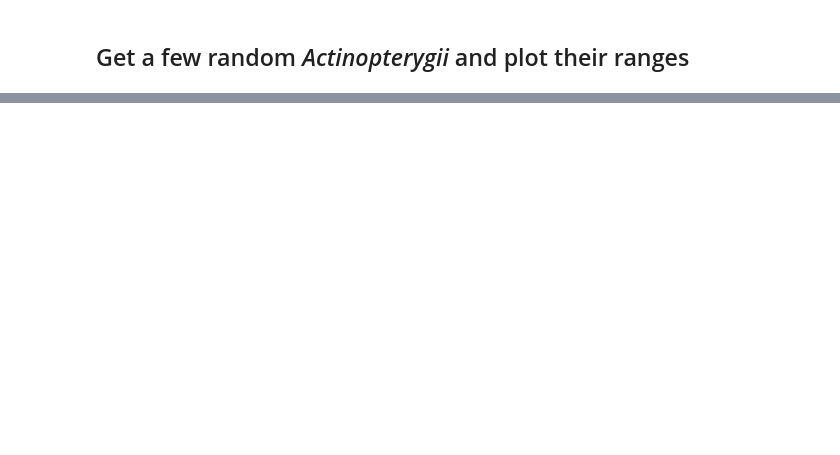
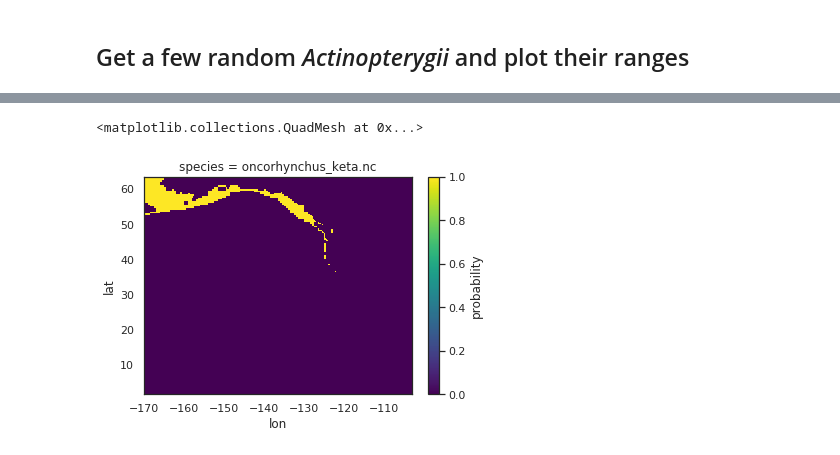
Before and after one commit to HuckleyLab/phyto-mhw, a Jupyter notebook: analysis/physiology/aquamaps-globtherm.ipynb, the cells around one changed output, grey strips where cells are left out. Drawn from its saved outputs; the diff is of its cells as text; code cells hidden in the pictures; blank space fills up the shorter version.

```diff
--- a/analysis/physiology/aquamaps-globtherm.ipynb
+++ b/analysis/physiology/aquamaps-globtherm.ipynb
@@ -136,3 +141,3 @@ multi = xr.open_mfdataset(random_fishes_urls, combine='nested', concat_dim='spec
 # %%
-multi = multi.assign_coords({'species': ["_".join(rf.split("_")[2:]) for rf in random_fishes]})
+aquamaps = aquamaps.assign_coords({'species': ["_".join(rf.split("_")[2:]) for rf in random_fishes]})
 # %%
@@ -151,0 +193,11 @@ for ax in p.axes.flat:
+# %%
+# Regrid and Slice Aquamaps
+aquamaps = aquamaps.rename({'latitude': "lat", 'longitude': 'lon'}).interp_like(oisst)
+aquamaps_pnw = aquamaps.sel(lat=PNW_LAT, lon=PNW_LON)
+# %%
+# Test probability mask
+test_probmask = (aquamaps_pnw.isel(species=0).probability > 0.4)
+test_probmask.plot()
+# %% [output]
+<matplotlib.collections.QuadMesh at 0x...>
+[figure, added]
```
Also changed, not shown: parts of 32 cells of this notebook.
